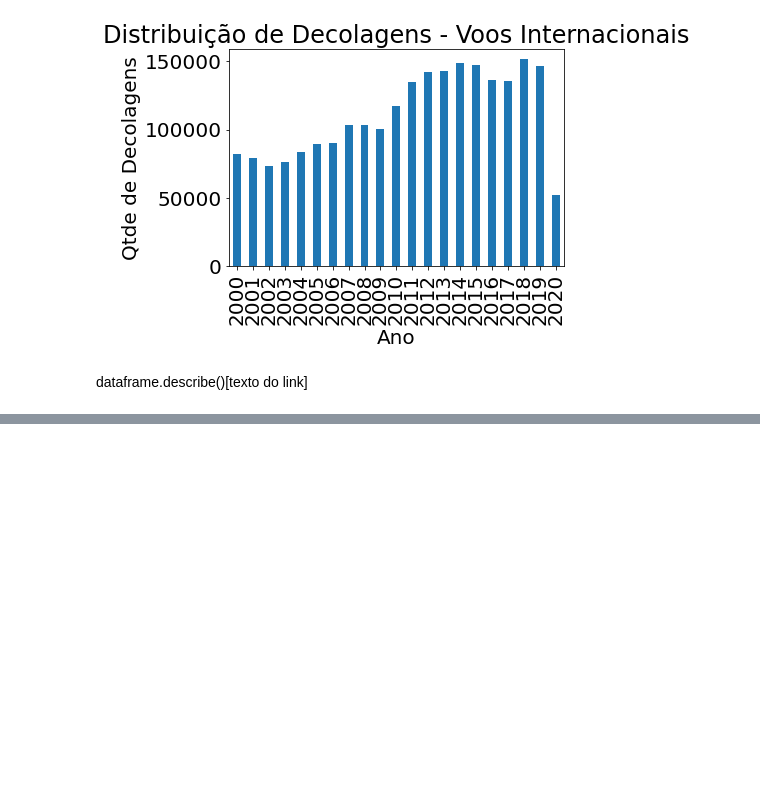
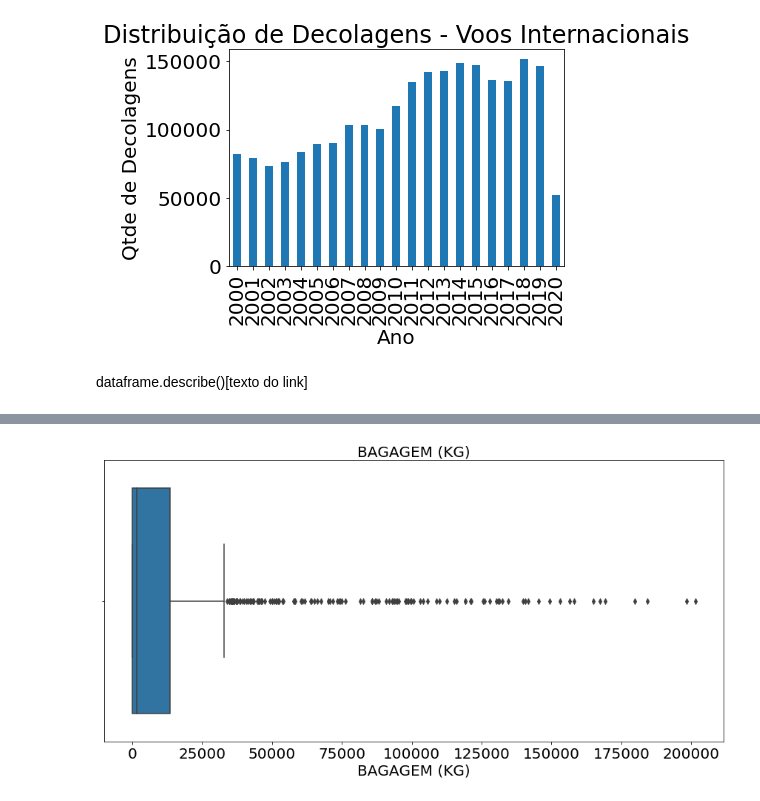
Before and after one commit to MaisaVidal/trabalho_estatistica, a Jupyter notebook: Trabalho_Estatistica_Final.ipynb, the cells around one changed output, grey strips where cells are left out. Cells and saved outputs as stored; diff of their text form; code cells hidden in the pictures; blank space fills up the shorter version.

```diff
--- a/Trabalho_Estatistica_Final.ipynb
+++ b/Trabalho_Estatistica_Final.ipynb
@@ -159,0 +188,5 @@ dataset.loc[dataset.NATUREZA == 'INTERNACIONAL'].groupby(['ANO'])['DECOLAGENS'].
+# %%
+def plotBox(colum):
+  _res_boxplot = sns.boxplot(_dataset_manaus[colum])
+  _res_boxplot.figure.set_size_inches(15,7)
+  _res_boxplot.set_title(colum, fontsize=20)
@@ -161,0 +261,4 @@ dataframe.describe()[texto do link]
+# %%
+plotBox('BAGAGEM (KG)')
+# %% [output]
+[figure, added]
```
Also changed, not shown: parts of 14 cells of this notebook.
